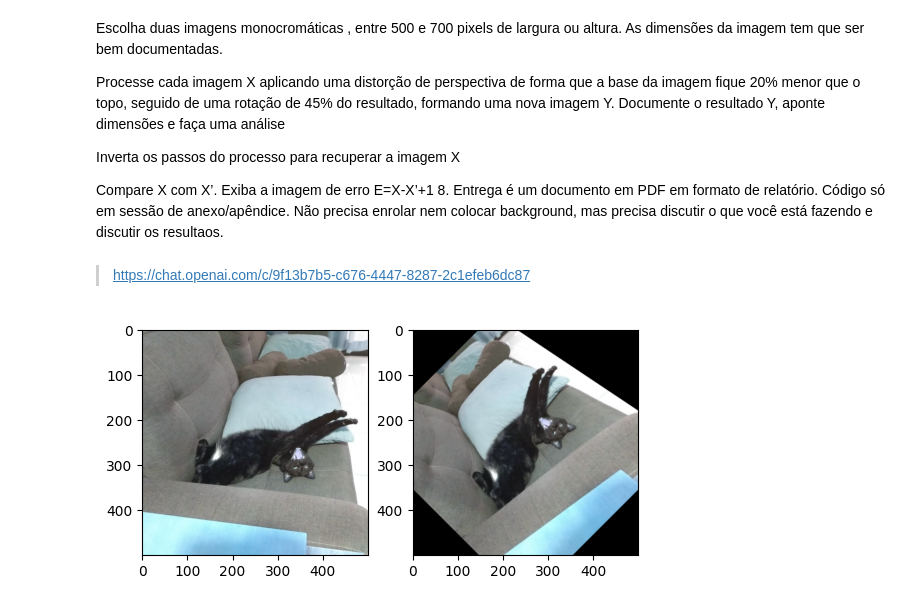
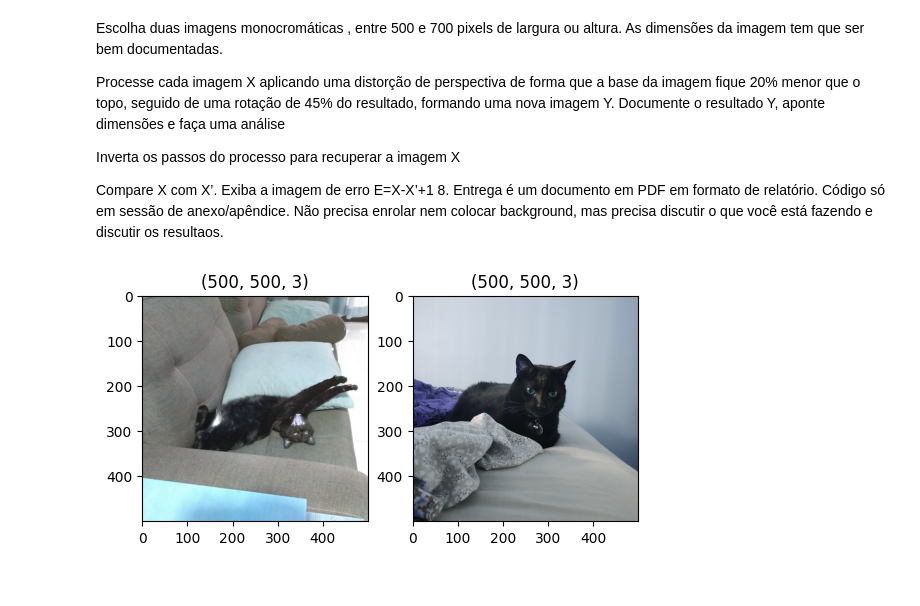
Before and after one commit to htbrandao/ppgi-proc-img, a Jupyter notebook: trab03/trab03.ipynb, the cells around one changed output. Saved outputs shown, nothing was run; the diff lists cells and outputs as text; code cells hidden in the pictures.

```diff
--- a/trab03/trab03.ipynb
+++ b/trab03/trab03.ipynb
@@ -33,6 +33,16 @@ from matplotlib import pyplot as plt
 f1, f2 = 'img01.jpg', 'img02.jpg'
 
 x1, x2 = cv2.imread(f1), cv2.imread(f2)
-# %% [markdown]
-> https://chat.openai.com/c/9f13b7b5-c676-4447-8287-2c1efeb6dc87
+# %%
+plt.subplot(1,2,1)
+plt.title(str(x1.shape))
+plt.imshow(x1)
+
+plt.subplot(1,2,2)
+plt.title(str(x2.shape))
+plt.imshow(x2)
+
+plt.show()
+# %% [output]
+[figure, added]
 # %%
@@ -66,10 +77,0 @@ y1, y2 = distorce(x1), distorce(x2)
-# %%
-plt.subplot(1,2,1)
-plt.imshow(x1)
-
-plt.subplot(1,2,2)
-plt.imshow(y1)
-
-plt.show()
-# %% [output]
-[figure, removed]
```
Also changed, not shown: parts of 8 cells of this notebook, 3 other files.
